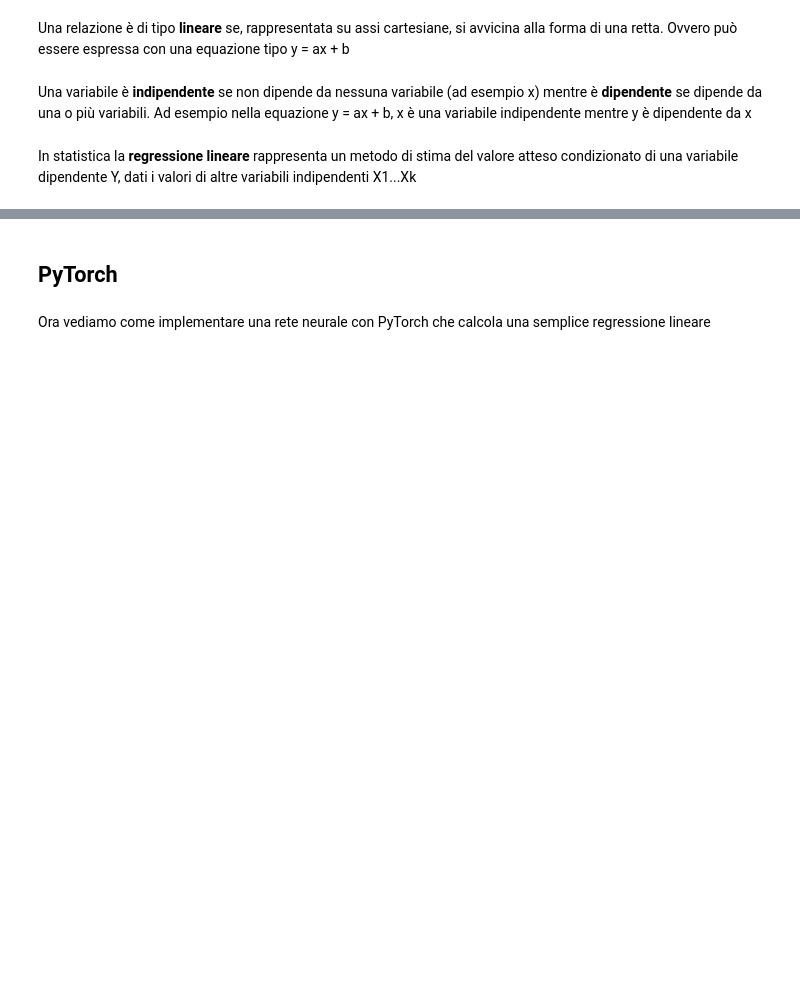
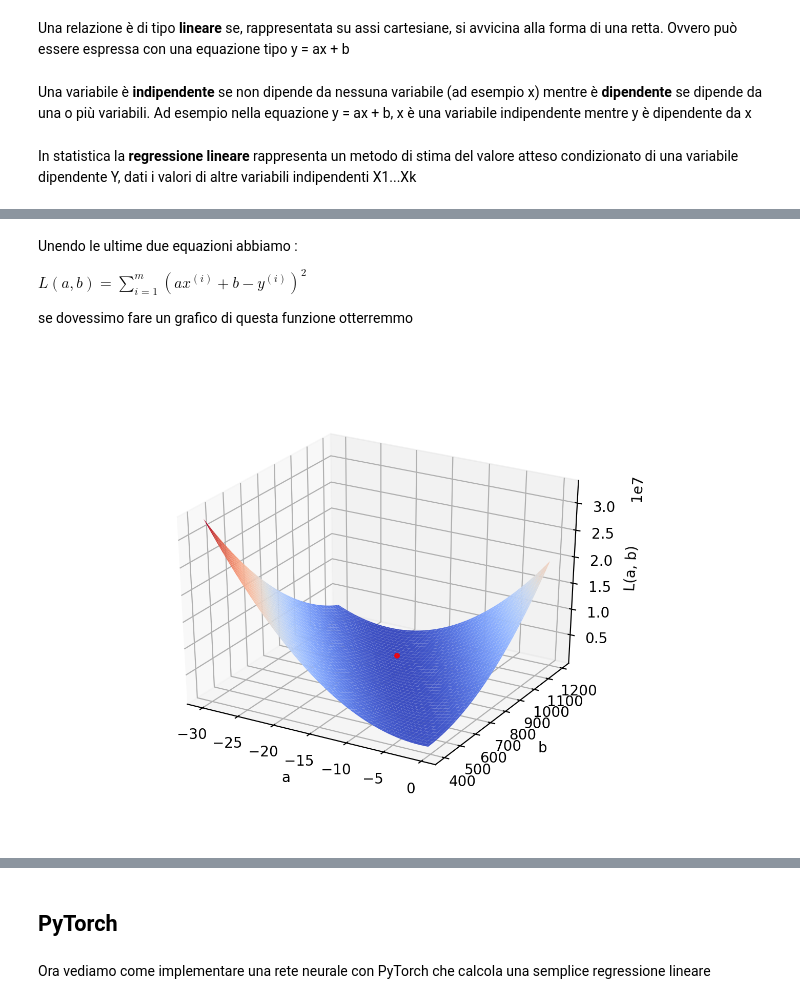
Before and after one commit to ermlau/NotebookML, a Jupyter notebook: Linear Regression.ipynb, the cells around one changed output, grey strips where cells are left out. Saved outputs shown, nothing was run; the diff lists cells and outputs as text; code cells hidden in the pictures; blank space fills up the shorter version.

```diff
--- a/Linear Regression.ipynb
+++ b/Linear Regression.ipynb
@@ -15,0 +48,10 @@ In statistica la **regressione lineare** rappresenta un metodo di stima del valo
+# %% [markdown]
+Unendo le ultime due equazioni abbiamo :
+
+$L(a,b)= \sum \limits _{i=1} ^{m} (ax^{(i)} + b - y^{(i)})^2$
+
+se dovessimo fare un grafico di questa funzione otterremmo
+# %%
+Image(filename = "images\minimum.png", width=656, height=918)
+# %% [output]
+[figure, added]
```
Also changed, not shown: parts of 29 cells of this notebook, 4 other files.
